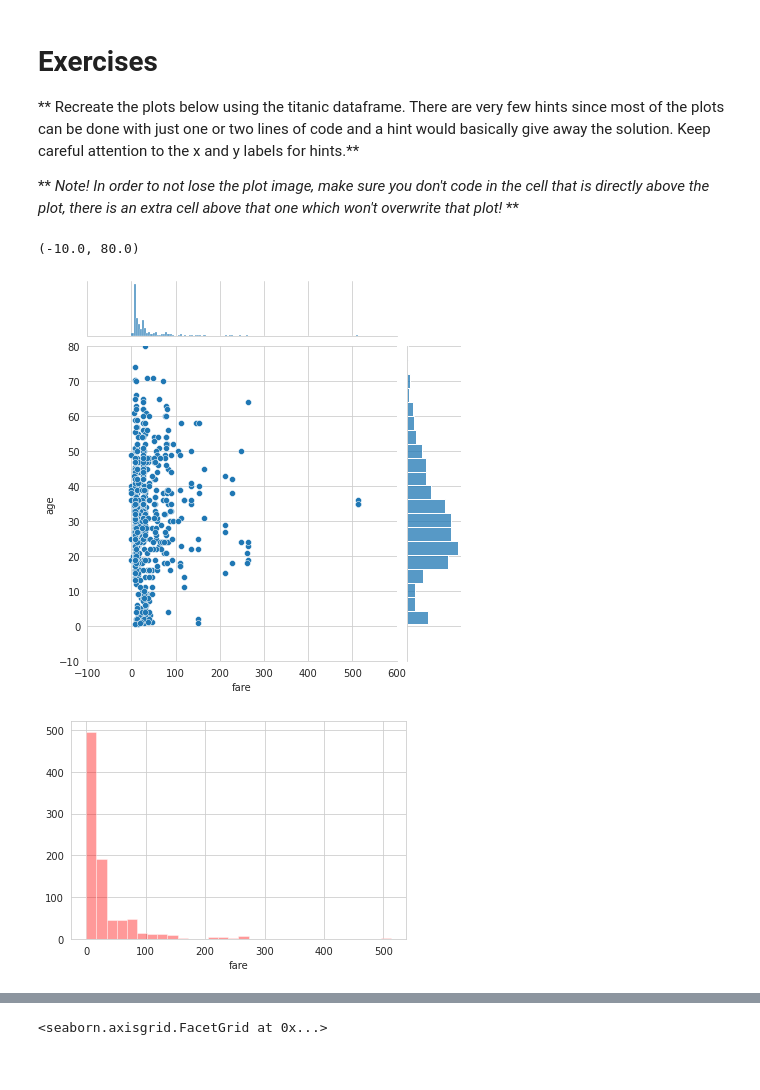
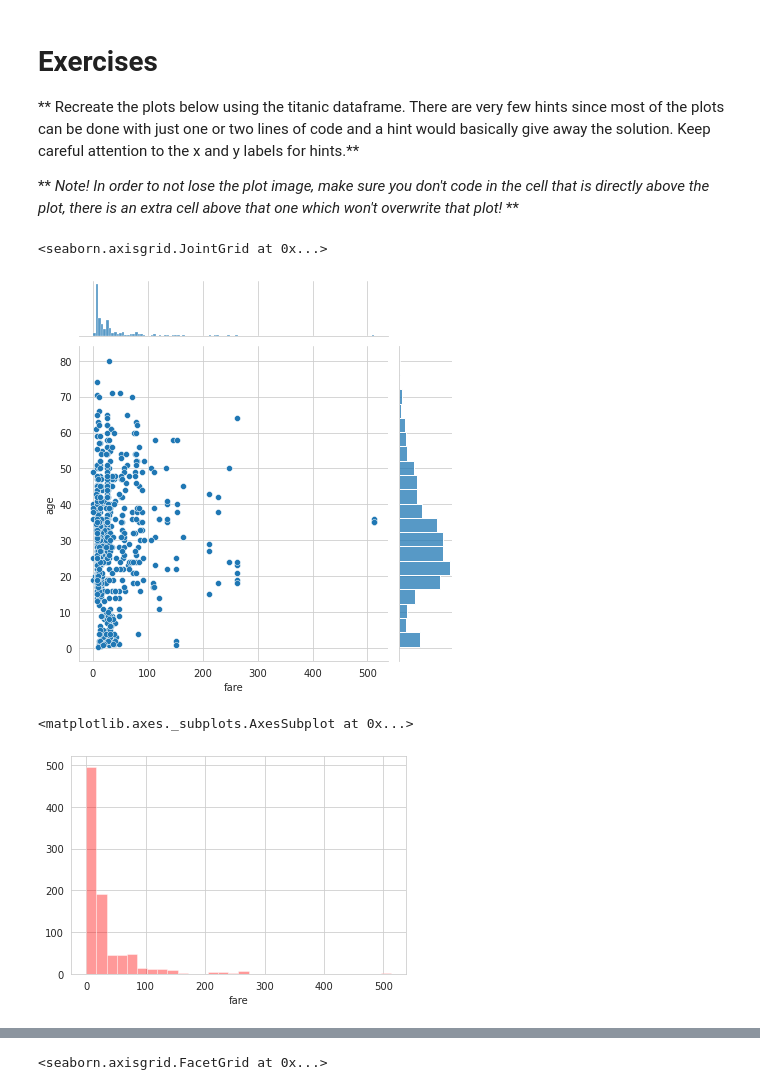
Before and after one commit to MilanHassan/Python, a Jupyter notebook: Packages/Seaborn_Exercises.ipynb, the cells around one changed output, grey strips where cells are left out. Cells and saved outputs as stored; diff of their text form; code cells hidden in the pictures.

```diff
--- a/Packages/Seaborn_Exercises.ipynb
+++ b/Packages/Seaborn_Exercises.ipynb
@@ -28,14 +36,13 @@ titanic.head()
 
 ** *Note! In order to not lose the plot image, make sure you don't code in the cell that is directly above the plot, there is an extra cell above that one which won't overwrite that plot!* **
 # %%
-plot0 = sns.jointplot(x='fare',y='age',data=titanic,kind='scatter')
-plot0.ax_marg_x.set_xlim(-100, 600)
-plot0.ax_marg_y.set_ylim(-10, 80)
+sns.jointplot(x='fare',y='age',data=titanic)
 # %% [output]
-(-10.0, 80.0)
+<seaborn.axisgrid.JointGrid at 0x...>
-[figure, old version]
+[figure, new version]
 # %%
-plot1 = sns.distplot(titanic['fare'], kde=False, color = 'red', bins=30)
+sns.distplot(titanic['fare'],bins=30,kde=False,color='red')
 # %% [output]
+<matplotlib.axes._subplots.AxesSubplot at 0x...>
 [figure]
 # %%
```
Also changed, not shown: parts of 7 cells of this notebook.
